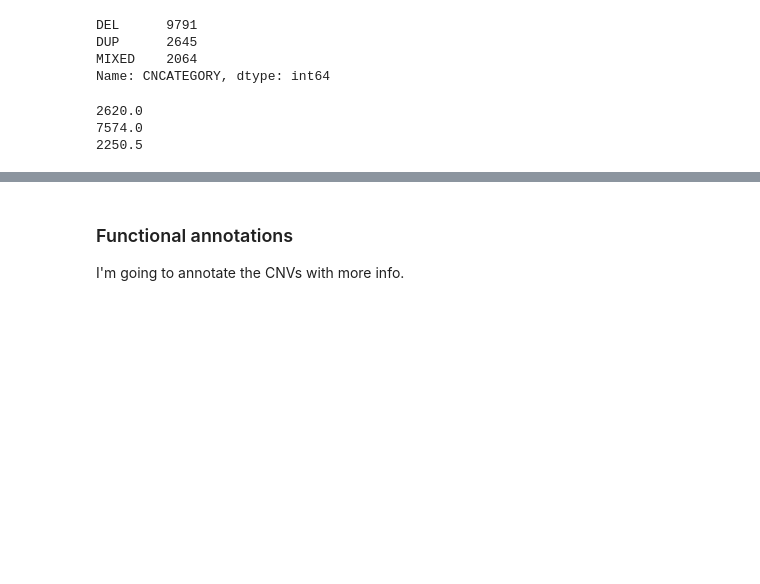
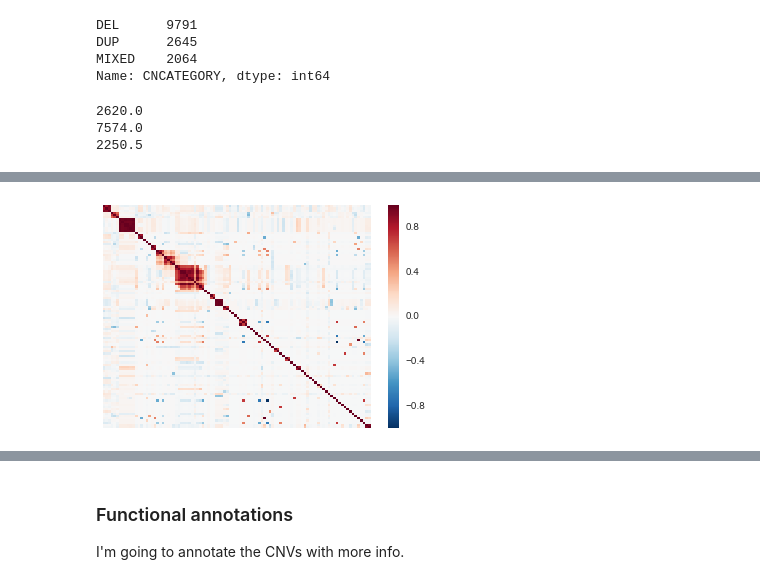
Before and after one commit to frazer-lab/cardips-ipsc-eqtl, a Jupyter notebook: notebooks/CNV Processing.ipynb, the cells around one changed output, grey strips where cells are left out. Drawn from its saved outputs; the diff is of its cells as text; code cells hidden in the pictures; blank space fills up the shorter version.

```diff
--- a/notebooks/CNV Processing.ipynb
+++ b/notebooks/CNV Processing.ipynb
@@ -273,0 +286,10 @@ print(gs_info[gs_info.CNCATEGORY == 'MIXED'].length.median())
+# %%
+# Add order so we can check whether CNVs are adjacent.
+gs_info.sort_values(by=['chrom', 'start', 'end'], inplace=True)
+gs_info['order'] = range(gs_info.shape[0])
+# %%
+t = gs_info[gs_info.chrom == 'chr1'].head(100)
+corr = gs_cns.ix[t.index].T.corr()
+sns.heatmap(corr, xticklabels=[], yticklabels=[]);
+# %% [output]
+[figure, added]
```
Also changed, not shown: parts of 16 cells of this notebook.
